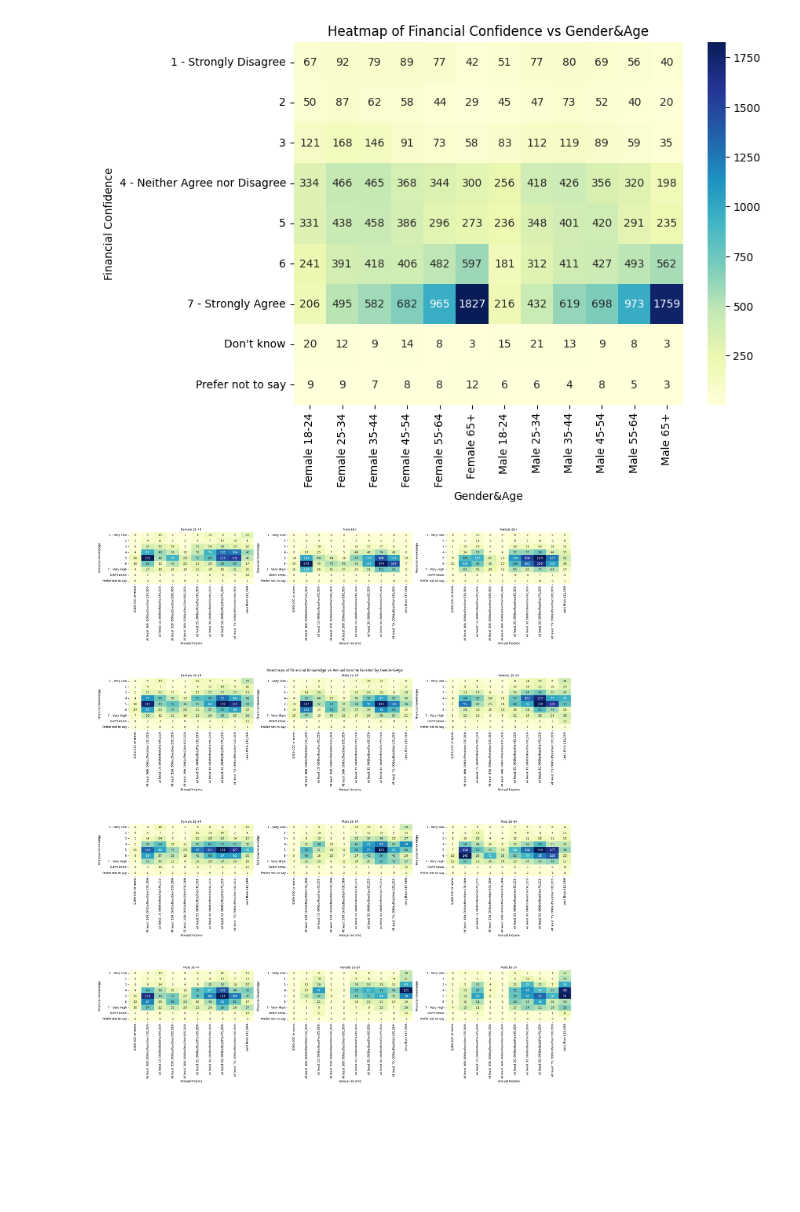
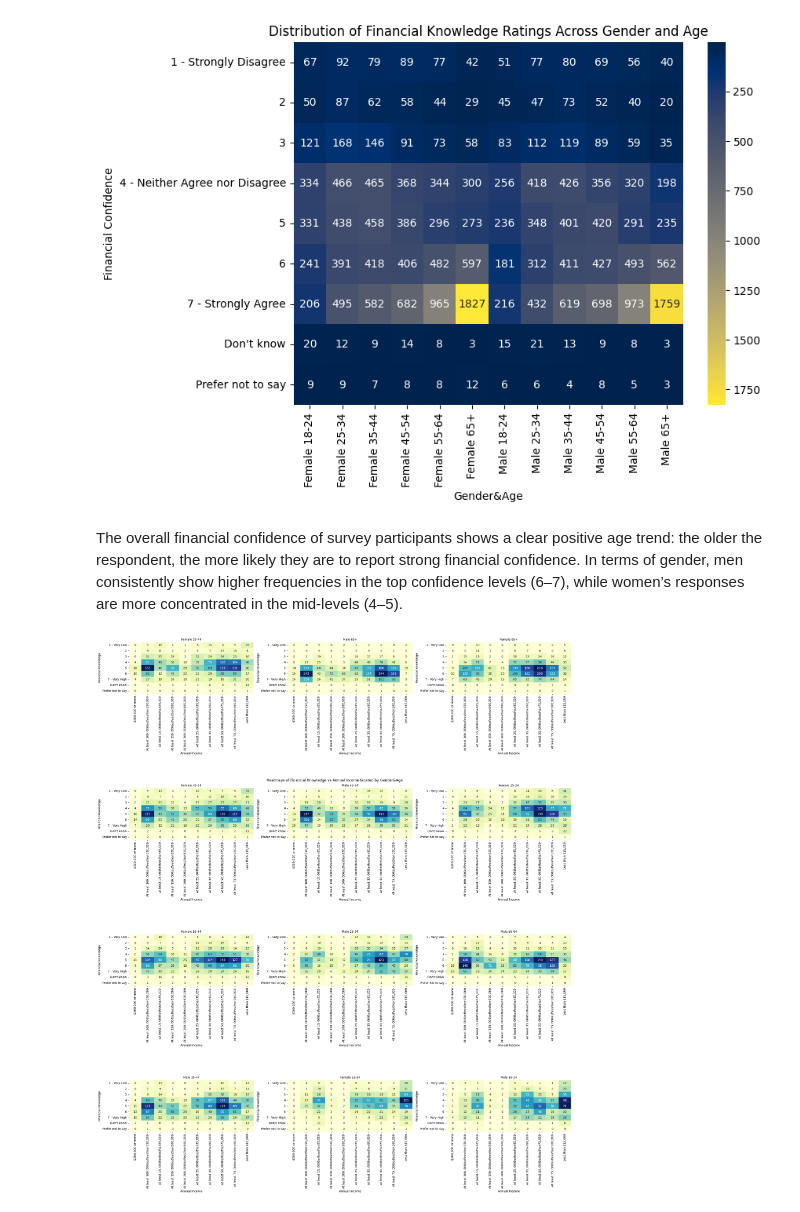
Before and after one commit to Fasty8/ba780-fall25-a08, a Jupyter notebook: FINRA National Financial Capability Study/2024-SxS-Data-and-Data-Info/2024_data_cleaning.ipynb, the cells around one changed output. Cells and saved outputs as stored; diff of their text form; code cells hidden in the pictures; blank space fills up the shorter version.

```diff
--- a/FINRA National Financial Capability Study/2024-SxS-Data-and-Data-Info/2024_data_cleaning.ipynb
+++ b/FINRA National Financial Capability Study/2024-SxS-Data-and-Data-Info/2024_data_cleaning.ipynb
@@ -1051,22 +1073,27 @@ financial_lit_cols = list(finlit_rename_dict.values())
 # %%
 import pandas as pd
 import seaborn as sns
 import matplotlib.pyplot as plt
 
 # Example categorical variables
 cat1 = 'Financial Confidence'
 cat2 = 'Gender&Age'
 
 # Create a crosstab
 ct = pd.crosstab(original_df[cat1], original_df[cat2])
 
 # Plot heatmap
 plt.figure(figsize=(8, 6))
-sns.heatmap(ct, annot=True, fmt='d', cmap='YlGnBu')
-plt.title(f'Heatmap of {cat1} vs {cat2}')
+ax = sns.heatmap(ct, annot=True, fmt='d', cmap='cividis')
+ax.collections[0].colorbar.ax.invert_yaxis()
+plt.title('Distribution of Financial Knowledge Ratings Across Gender and Age')
+
+
 plt.show()
 # %% [output]
-[figure, old version]
+[figure, new version]
+# %% [markdown]
+The overall financial confidence of survey participants shows a clear positive age trend: the older the respondent, the more likely they are to report strong financial confidence. In terms of gender, men consistently show higher frequencies in the top confidence levels (6–7), while women’s responses are more concentrated in the mid-levels (4–5).
 # %%
 # ---------------------------
 # FacetGrid heatmap for 3 categorical variables
```
Also changed, not shown: parts of 3 cells of this notebook.
